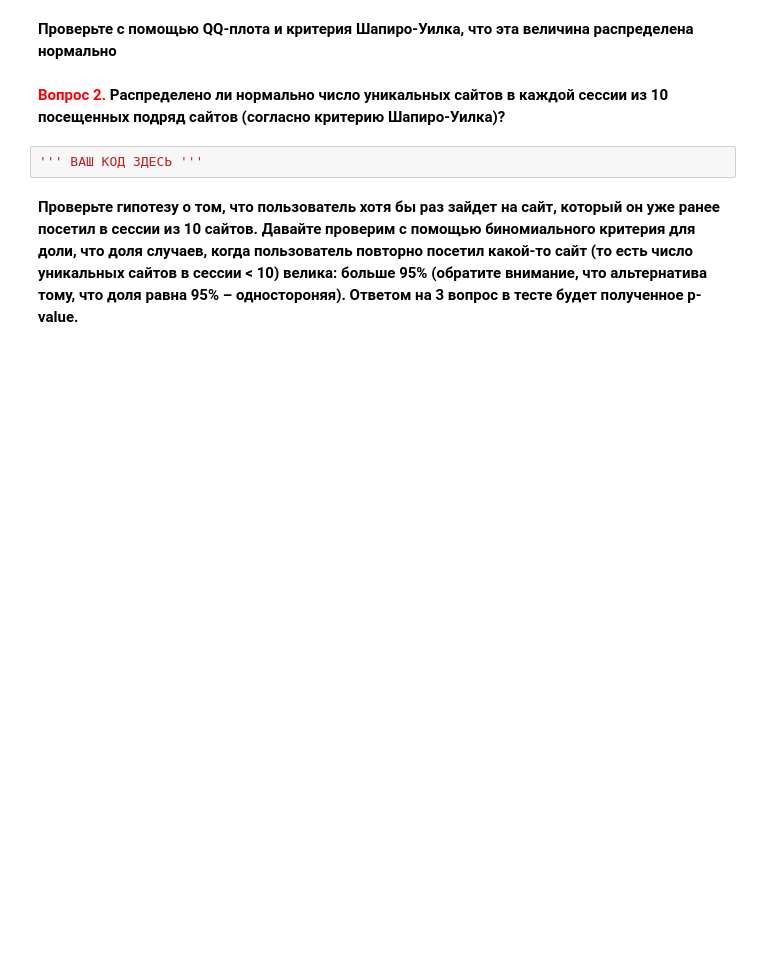
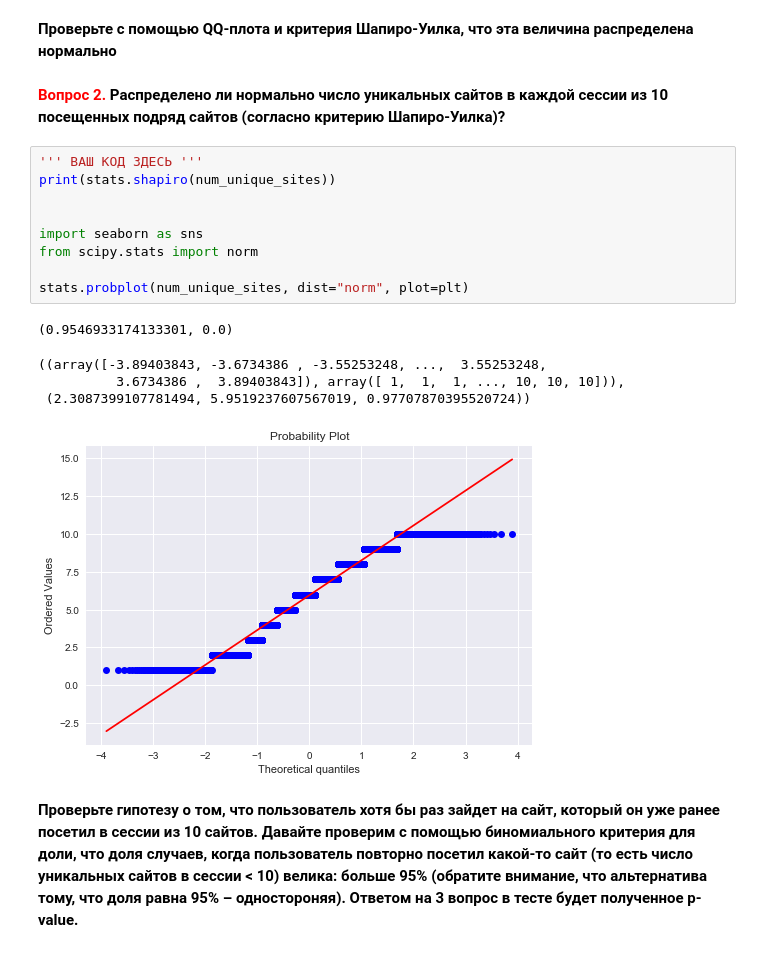
Before and after one commit to staple-stable/alice_ml, a Jupyter notebook: week2_analysis_hypotheses_inprogress.ipynb, the cells around one changed output. Drawn from its saved outputs; the diff is of its cells as text; blank space fills up the shorter version.

```diff
--- a/week2_analysis_hypotheses_inprogress.ipynb
+++ b/week2_analysis_hypotheses_inprogress.ipynb
@@ -334,8 +341,21 @@ pd.Series(num_unique_sites).hist();
 **Проверьте с помощью QQ-плота и критерия Шапиро-Уилка, что эта величина распределена нормально**
 # %% [markdown]
 **<font color='red'> Вопрос 2. </font>Распределено ли нормально число уникальных сайтов в каждой сессии из 10 посещенных подряд сайтов (согласно критерию Шапиро-Уилка)?**
-# %%
-''' ВАШ КОД ЗДЕСЬ '''
+# %%
+''' ВАШ КОД ЗДЕСЬ '''
+print(stats.shapiro(num_unique_sites))
+
+
+import seaborn as sns
+from scipy.stats import norm
+
+stats.probplot(num_unique_sites, dist="norm", plot=plt)
+# %% [output]
+(0.9546933174133301, 0.0)
+((array([-3.89403843, -3.6734386 , -3.55253248, ...,  3.55253248,
+          3.6734386 ,  3.89403843]), array([ 1,  1,  1, ..., 10, 10, 10])),
+ (2.3087399107781494, 5.9519237607567019, 0.97707870395520724))
+[figure, added]
 # %% [markdown]
 **Проверьте гипотезу о том, что пользователь хотя бы раз зайдет на сайт, который он уже ранее посетил в сессии из 10 сайтов. Давайте проверим с помощью биномиального критерия для доли, что доля случаев, когда пользователь повторно посетил какой-то сайт (то есть число уникальных сайтов в сессии < 10) велика: больше 95% (обратите внимание, что альтернатива тому, что доля равна 95% –  одностороняя). Ответом на 3 вопрос в тесте будет полученное p-value.**
 # %% [markdown]
```
Also changed, not shown: parts of 24 cells of this notebook, 3 other files.
